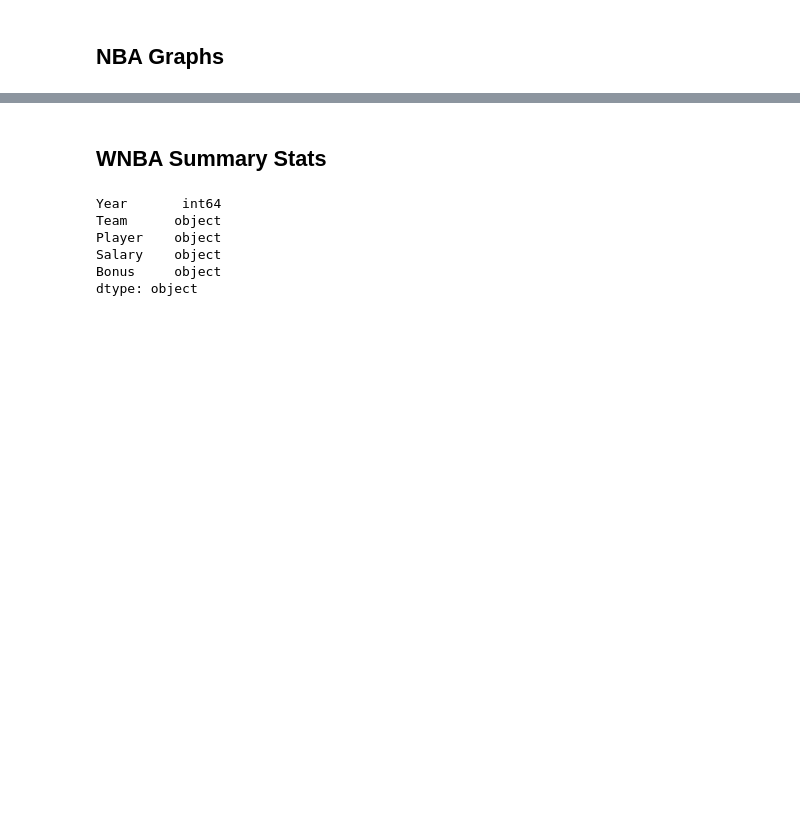
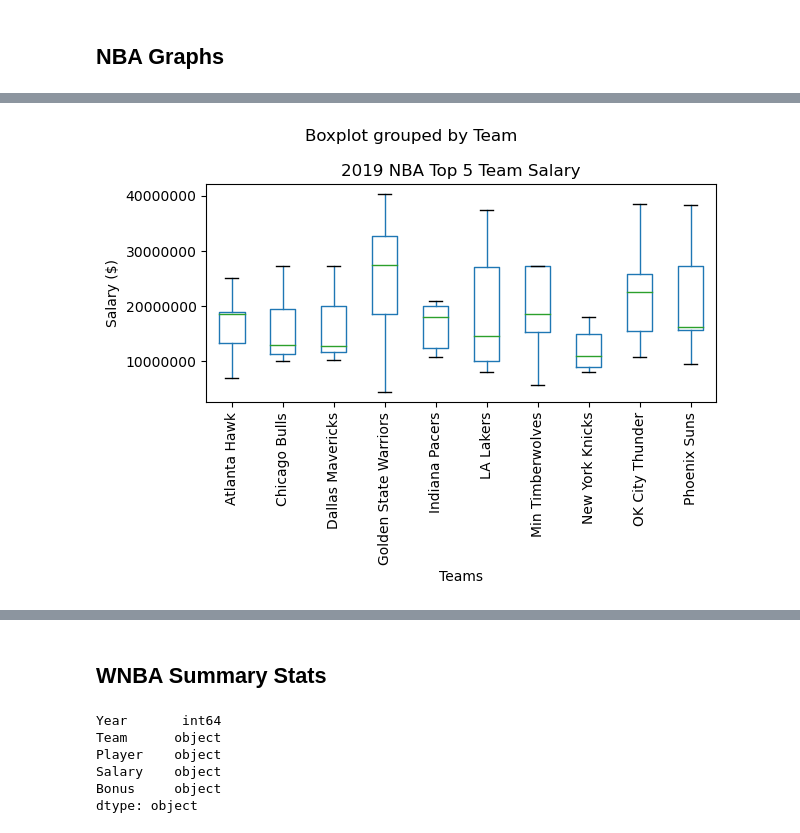
Before and after one commit to Hensonkk/NBA-VS-WNBA, a Jupyter notebook: NBA_WNBA_Analysis.ipynb, the cells around one changed output, grey strips where cells are left out. Cells and saved outputs as stored; diff of their text form; code cells hidden in the pictures; blank space fills up the shorter version.

```diff
--- a/NBA_WNBA_Analysis.ipynb
+++ b/NBA_WNBA_Analysis.ipynb
@@ -211,0 +228,3 @@ plt.show()
+# %%
+nba_2019 = nba_salaries[nba_salaries['Year']== 2019]
+nba_2019.head()
@@ -211,0 +238,15 @@ plt.show()
+# %%
+nba_2019.boxplot(by ='Team', column=['Salary'], grid = False)
+    #flierprops = dict(marker='o', markerfacecolor='orange', markersize=7,
+                  #linestyle='none', markeredgecolor='black'))
+plt.title('2019 NBA Top 5 Team Salary')
+plt.xlabel('Teams')
+plt.xticks(rotation='vertical')
+plt.ylabel('Salary ($)')
+plt.ticklabel_format(style='plain', useOffset=False, axis='y')
+plt.tight_layout()
+
+plt.savefig("graph_outputs/NBA_Top5_Teams_Salary_2019.png")
+plt.show()
+# %% [output]
+[figure, added]
```
Also changed, not shown: parts of 38 cells of this notebook, 11 other files.
